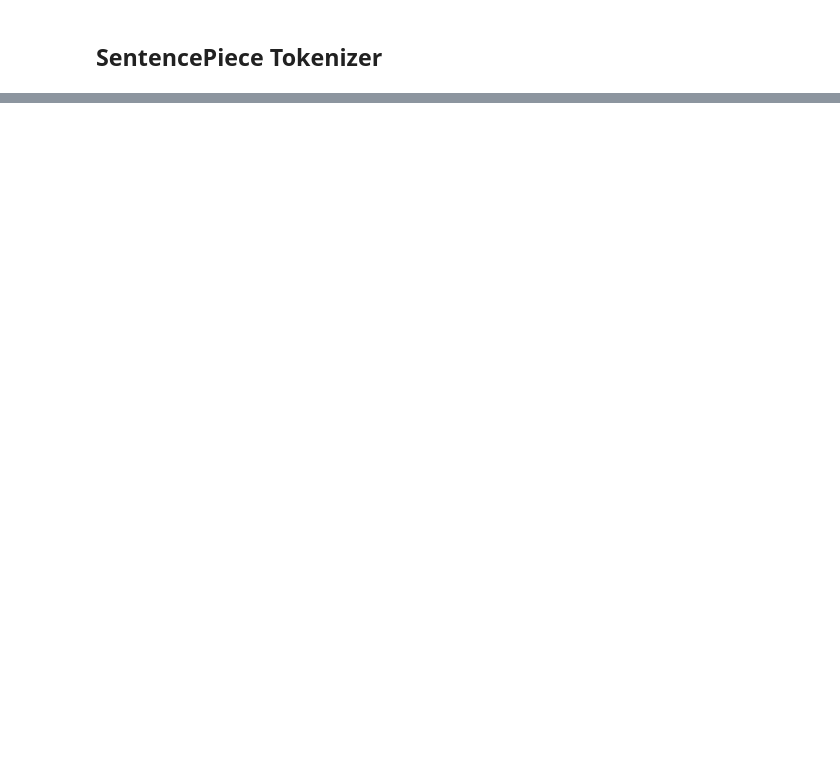
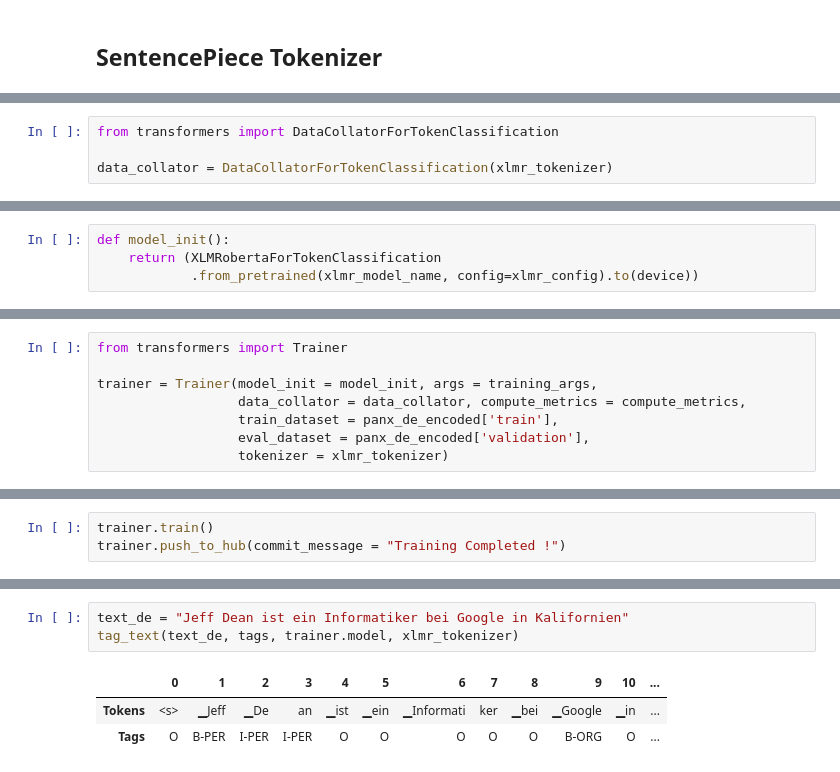
Before and after one commit to hr1588/NLP, a Jupyter notebook: nlp_ch4.ipynb, the cells around one changed output, grey strips where cells are left out. Drawn from its saved outputs; the diff is of its cells as text; blank space fills up the shorter version.

```diff
--- a/nlp_ch4.ipynb
+++ b/nlp_ch4.ipynb
@@ -329,0 +673,4 @@ url_to_image('https://camo.githubusercontent.com/e24eb4651afde309f50348e6d972169
+# %%
+from transformers import DataCollatorForTokenClassification
+
+data_collator = DataCollatorForTokenClassification(xlmr_tokenizer)
@@ -329,0 +681,4 @@ url_to_image('https://camo.githubusercontent.com/e24eb4651afde309f50348e6d972169
+# %%
+def model_init():
+    return (XLMRobertaForTokenClassification
+            .from_pretrained(xlmr_model_name, config=xlmr_config).to(device))
@@ -329,0 +687,8 @@ url_to_image('https://camo.githubusercontent.com/e24eb4651afde309f50348e6d972169
+# %%
+from transformers import Trainer
+
+trainer = Trainer(model_init = model_init, args = training_args,
+                  data_collator = data_collator, compute_metrics = compute_metrics,
+                  train_dataset = panx_de_encoded['train'],
+                  eval_dataset = panx_de_encoded['validation'],
+                  tokenizer = xlmr_tokenizer)
@@ -329,0 +698,3 @@ url_to_image('https://camo.githubusercontent.com/e24eb4651afde309f50348e6d972169
+# %%
+trainer.train()
+trainer.push_to_hub(commit_message = "Training Completed !")
@@ -329,0 +727,7 @@ url_to_image('https://camo.githubusercontent.com/e24eb4651afde309f50348e6d972169
+# %%
+text_de = "Jeff Dean ist ein Informatiker bei Google in Kalifornien"
+tag_text(text_de, tags, trainer.model, xlmr_tokenizer)
+# %% [output]
+|  | 0 | 1 | 2 | 3 | 4 | 5 | 6 | 7 | 8 | 9 | 10 | ... |
+| Tokens | <s> | ▁Jeff | ▁De | an | ▁ist | ▁ein | ▁Informati | ker | ▁bei | ▁Google | ▁in | ... |
+| Tags | O | B-PER | I-PER | I-PER | O | O | O | O | O | B-ORG | O | ... |
```
Also changed, not shown: parts of 55 cells of this notebook.
